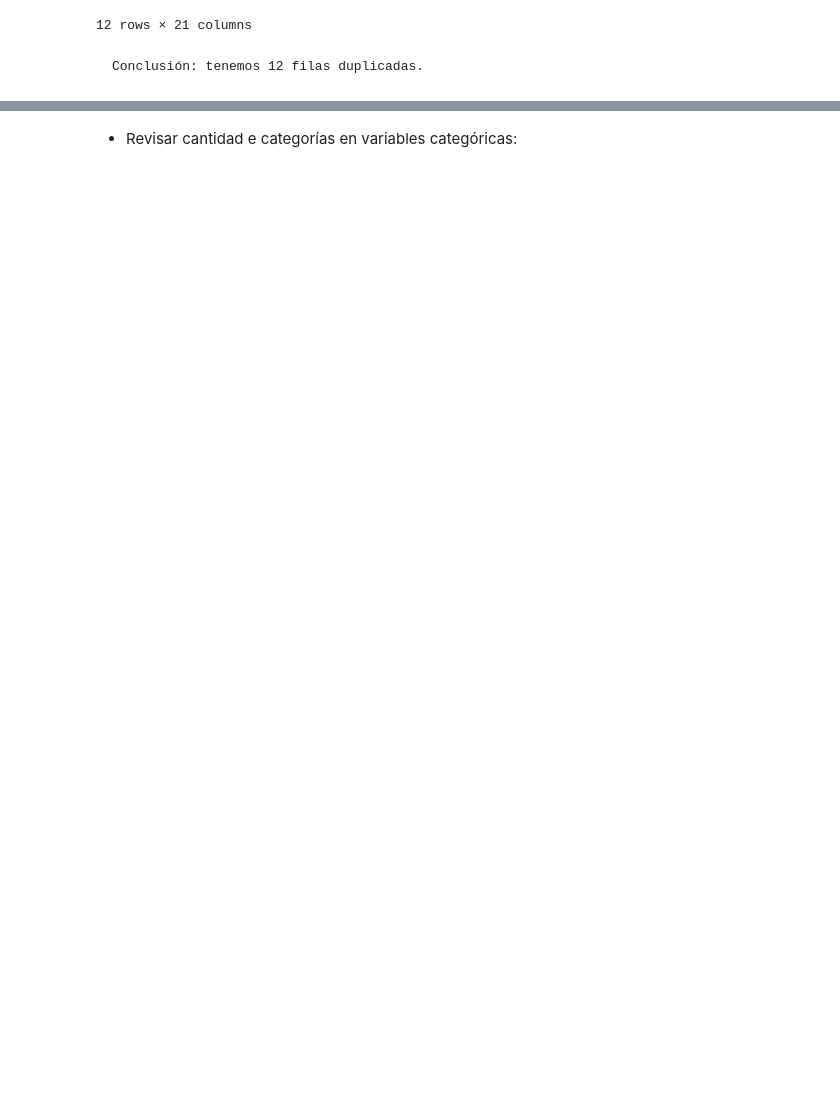
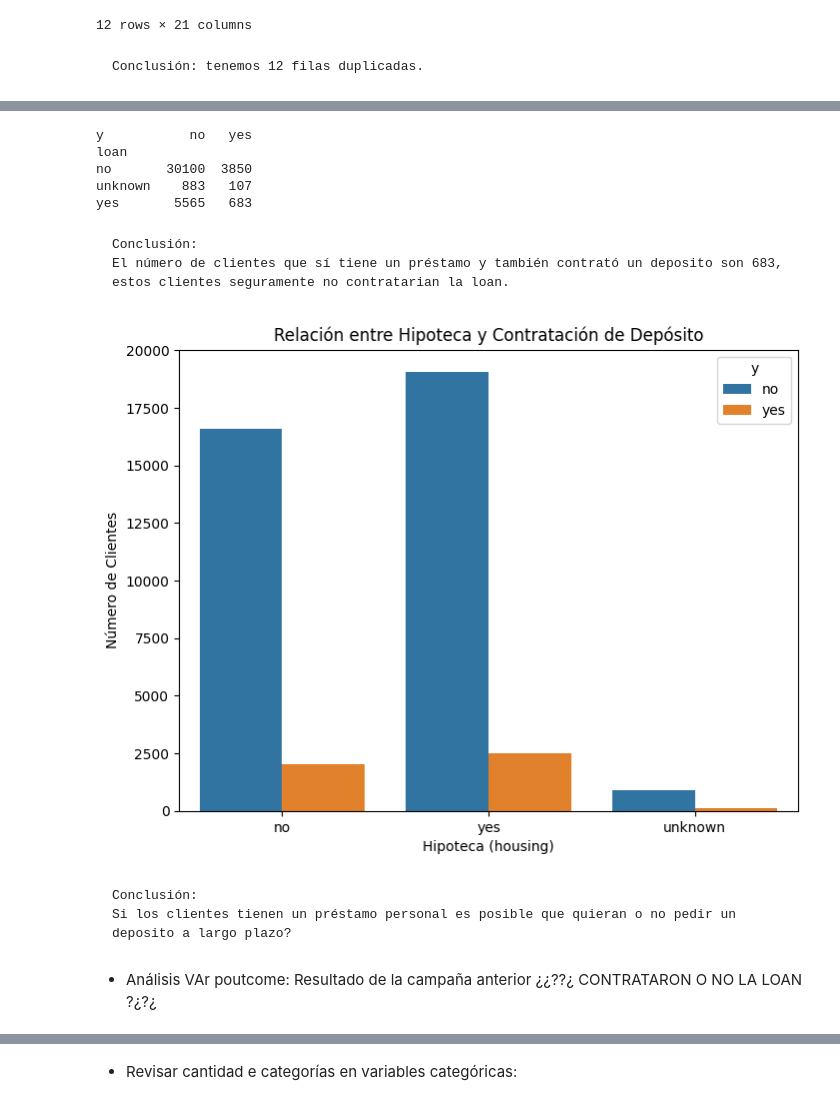
Before and after one commit to Tong837/1st-Algor.-Opt., a Jupyter notebook: src/explore.ipynb, the cells around one changed output, grey strips where cells are left out. Drawn from its saved outputs; the diff is of its cells as text; code cells hidden in the pictures; blank space fills up the shorter version.

```diff
--- a/src/explore.ipynb
+++ b/src/explore.ipynb
@@ -140,0 +143,3 @@ ds[ds.duplicated()]
+# %%
+ds.drop(["duration", "month", "day_of_week"], axis = 1 , inplace = True)
+ds.head()
@@ -140,0 +241,26 @@ ds[ds.duplicated()]
+# %%
+print(ds.groupby(["loan", "y"]).size().unstack())
+# %% [output]
+y           no   yes
+loan
+no       30100  3850
+unknown    883   107
+yes       5565   683
+# %% [markdown]
+    Conclusión:
+    El número de clientes que sí tiene un préstamo y también contrató un deposito son 683, estos clientes seguramente no contratarian la loan.
+# %%
+plt.figure(figsize=(8, 6))
+sns.countplot(x='housing', hue='y', data=ds)
+plt.title('Relación entre Hipoteca y Contratación de Depósito')
+plt.xlabel('Hipoteca (housing)')
+plt.ylabel('Número de Clientes')
+plt.show()
+# %% [output]
+[figure, added]
+# %% [markdown]
+
+    Conclusión:
+    Si los clientes tienen un préstamo personal es posible que quieran o no pedir un deposito a largo plazo?
+# %% [markdown]
+* Análisis VAr poutcome: Resultado de la campaña anterior ¿¿??¿ CONTRATARON O NO LA LOAN ?¿?¿
```
Also changed, not shown: parts of 64 cells of this notebook.
